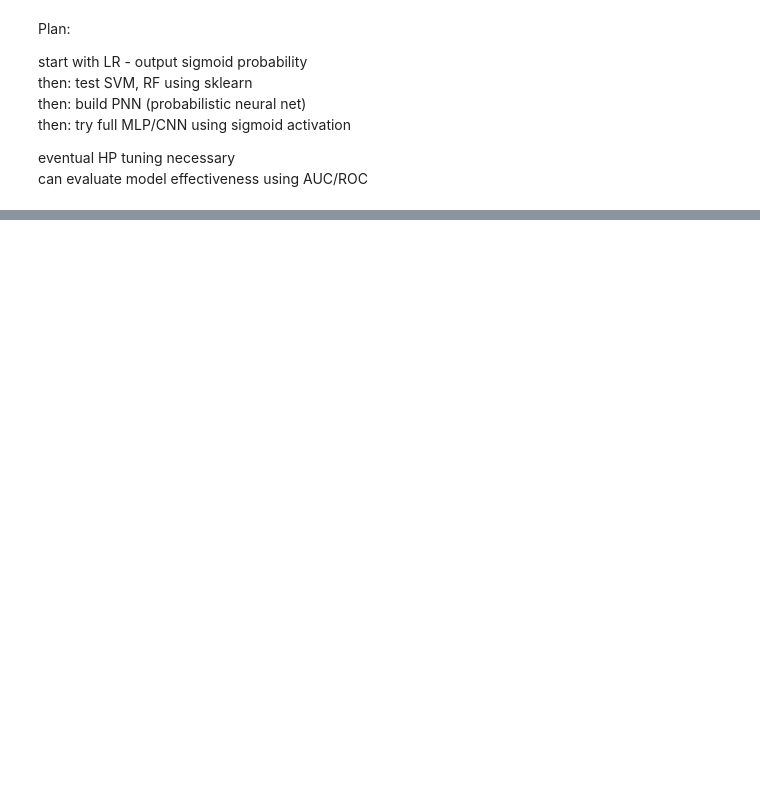
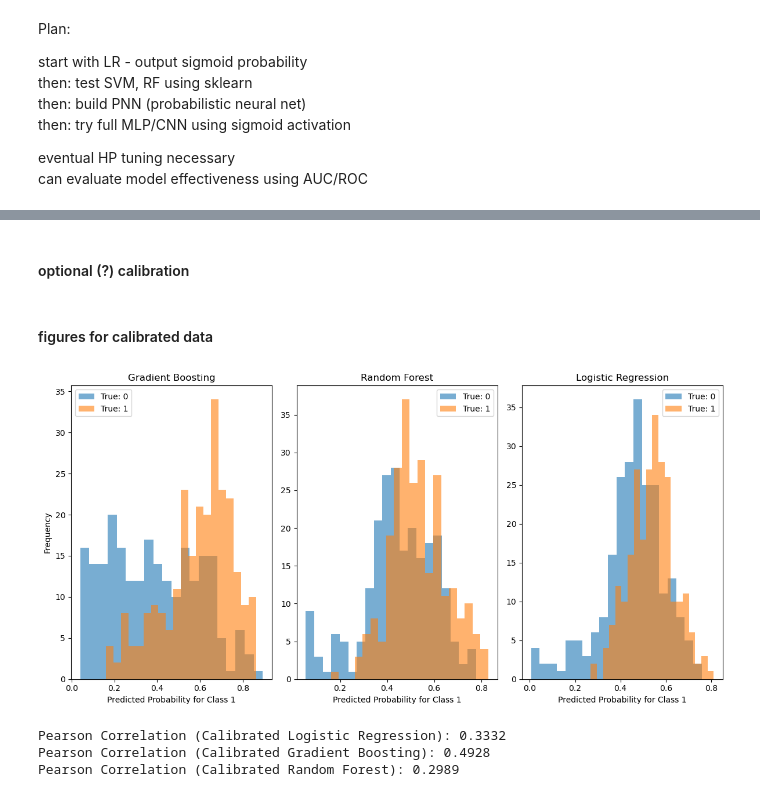
Before and after one commit to henrysun9074/gsAI, a Jupyter notebook: GEBVCNN.ipynb, the cells around one changed output, grey strips where cells are left out. Cells and saved outputs as stored; diff of their text form; code cells hidden in the pictures; blank space fills up the shorter version.

Commit message:
Ran gradient boosting CV and probability prediction

```diff
--- a/GEBVCNN.ipynb
+++ b/GEBVCNN.ipynb
@@ -26,7 +32,7 @@ chunksize = 100
 
 list_of_dataframes = []
 
-for df in pd.read_csv('ImputedScaledData.csv', chunksize=chunksize, index_col=0):
+for df in pd.read_csv('MeanImputedScaledData.csv', chunksize=chunksize, index_col=0):
     list_of_dataframes.append(df)
 
 result = pd.concat(list_of_dataframes)
@@ -39,9 +45,6 @@ y = df["Status"]
 X = X.to_numpy()
 y = y.to_numpy()
 
-# X_train, X_test, y_train, y_test = train_test_split(
-#     X, y, test_size=0.2, random_state=42, stratify=y)
-
 scaler = StandardScaler()
 X = scaler.fit_transform(X)
 X
@@ -136,0 +115,2 @@ can evaluate model effectiveness using AUC/ROC
+# %% [markdown]
+#### optional (?) calibration
@@ -136,0 +150,52 @@ can evaluate model effectiveness using AUC/ROC
+# %% [markdown]
+#### figures for calibrated data
+# %%
+gb_class1_probs = gb_probs_cal[:, 1]
+rf_class1_probs = rf_probs_cal[:, 1]
+lr_class1_probs = lr_probs_cal[:, 1]
+
+plt.figure(figsize=(12, 6))
+
+# Gradient Boosting
+plt.subplot(1, 3, 1)
+plt.hist(gb_class1_probs[y_test == 0], bins=20, alpha=0.6, label='True: 0')
+plt.hist(gb_class1_probs[y_test == 1], bins=20, alpha=0.6, label='True: 1')
+plt.title('Gradient Boosting')
+plt.xlabel('Predicted Probability for Class 1')
+plt.ylabel('Frequency')
+plt.legend()
+
+# Random Forest
+plt.subplot(1, 3, 2)
+plt.hist(rf_class1_probs[y_test == 0], bins=20, alpha=0.6, label='True: 0')
+plt.hist(rf_class1_probs[y_test == 1], bins=20, alpha=0.6, label='True: 1')
+plt.title('Random Forest')
+plt.xlabel('Predicted Probability for Class 1')
+plt.legend()
+
+# Logistic Regression
+plt.subplot(1, 3, 3)
+plt.hist(lr_class1_probs[y_test == 0], bins=20, alpha=0.6, label='True: 0')
+plt.hist(lr_class1_probs[y_test == 1], bins=20, alpha=0.6, label='True: 1')
+plt.title('Logistic Regression')
+plt.xlabel('Predicted Probability for Class 1')
+plt.legend()
+
+plt.tight_layout()
+plt.show()
+# %% [output]
+[figure, added]
+# %%
+## Plot vs true label
+from scipy.stats import pearsonr
+lr_corr, _ = pearsonr(lr_class1_probs, y_test)
+gb_corr, _ = pearsonr(gb_class1_probs, y_test)
+rf_corr, _ = pearsonr(rf_class1_probs, y_test)
+
+print(f"Pearson Correlation (Calibrated Logistic Regression): {lr_corr:.4f}")
+print(f"Pearson Correlation (Calibrated Gradient Boosting): {gb_corr:.4f}")
+print(f"Pearson Correlation (Calibrated Random Forest): {rf_corr:.4f}")
+# %% [output]
+Pearson Correlation (Calibrated Logistic Regression): 0.3332
+Pearson Correlation (Calibrated Gradient Boosting): 0.4928
+Pearson Correlation (Calibrated Random Forest): 0.2989
```
Also changed, not shown: parts of 17 cells of this notebook, 3 other files.
